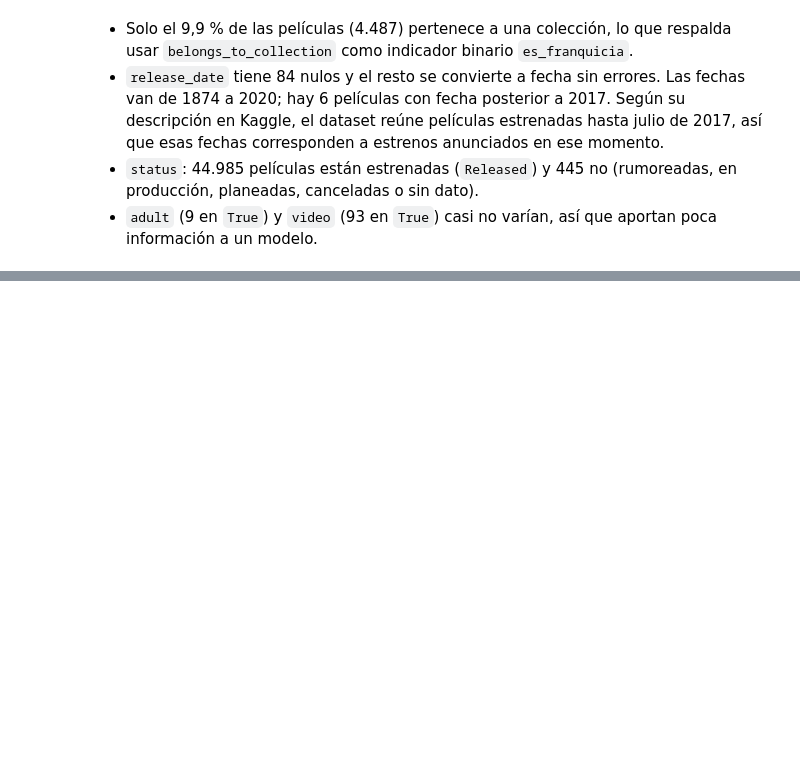
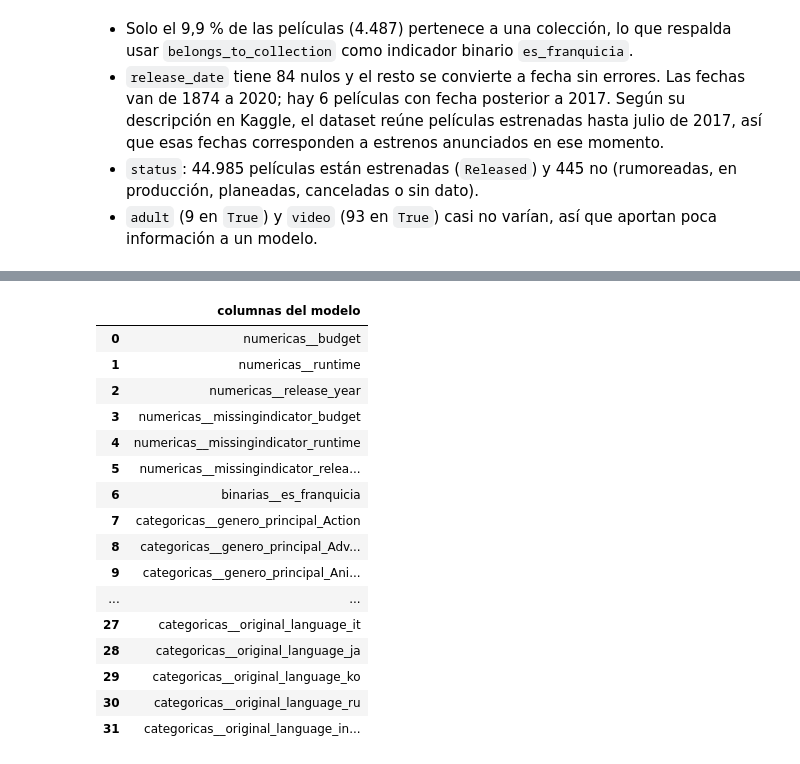
Before and after one commit to amunera66/proyecto-modelos-1, a Jupyter notebook: fase-1/fase1_modelo_predictivo.ipynb, the cells around one changed output, grey strips where cells are left out. Cells and saved outputs as stored; diff of their text form; code cells hidden in the pictures; blank space fills up the shorter version.

```diff
--- a/fase-1/fase1_modelo_predictivo.ipynb
+++ b/fase-1/fase1_modelo_predictivo.ipynb
@@ -497,0 +647,28 @@ Puntos que se deciden y justifican en la sección 4 (preparación de variables):
+# %%
+from sklearn.compose import ColumnTransformer
+from sklearn.impute import SimpleImputer
+from sklearn.pipeline import Pipeline
+from sklearn.preprocessing import OneHotEncoder, StandardScaler
+
+FRECUENCIA_MINIMA = 0.01
+
+transformador_numerico = Pipeline(steps=[
+    ("imputar", SimpleImputer(strategy="median", add_indicator=True)),
+    ("escalar", StandardScaler()),
+])
+
+transformador_categorico = Pipeline(steps=[
+    ("imputar", SimpleImputer(strategy="most_frequent")),
+    ("codificar", OneHotEncoder(
+        min_frequency=FRECUENCIA_MINIMA,
+        handle_unknown="infrequent_if_exist",
+        sparse_output=False,
+    )),
+])
+
+preprocesamiento = ColumnTransformer(transformers=[
+    ("numericas", transformador_numerico, COLUMNAS_NUMERICAS),
+    ("binarias", "passthrough", COLUMNAS_BINARIAS),
+    ("categoricas", transformador_categorico, COLUMNAS_CATEGORICAS),
+])
+print(preprocesamiento)
@@ -497,0 +696,10 @@ Puntos que se deciden y justifican en la sección 4 (preparación de variables):
+# %%
+from sklearn.base import clone
+
+preprocesamiento_train = clone(preprocesamiento).fit(X_train)
+X_train_transformado = preprocesamiento_train.transform(X_train)
+X_test_transformado = preprocesamiento_train.transform(X_test)
+
+print(f"Columnas después del preprocesamiento: {X_train_transformado.shape[1]}")
+print(f"Train transformado: {X_train_transformado.shape} | Test transformado: {X_test_transformado.shape}")
+print(f"Nulos después de transformar: train {np.isnan(X_train_transformado).sum()} | test {np.isnan(X_test_transformado).sum()}")
@@ -497,0 +739,20 @@ Puntos que se deciden y justifican en la sección 4 (preparación de variables):
+# %%
+pd.Series(preprocesamiento_train.get_feature_names_out(), name="columnas del modelo").to_frame()
+# %% [output]
+|  | columnas del modelo |
+| 0 | numericas__budget |
+| 1 | numericas__runtime |
+| 2 | numericas__release_year |
+| 3 | numericas__missingindicator_budget |
+| 4 | numericas__missingindicator_runtime |
+| 5 | numericas__missingindicator_relea... |
+| 6 | binarias__es_franquicia |
+| 7 | categoricas__genero_principal_Action |
+| 8 | categoricas__genero_principal_Adv... |
+| 9 | categoricas__genero_principal_Ani... |
+| ... | ... |
+| 27 | categoricas__original_language_it |
+| 28 | categoricas__original_language_ja |
+| 29 | categoricas__original_language_ko |
+| 30 | categoricas__original_language_ru |
+| 31 | categoricas__original_language_in... |
```
Also changed, not shown: parts of 20 cells of this notebook, 1 other file.
